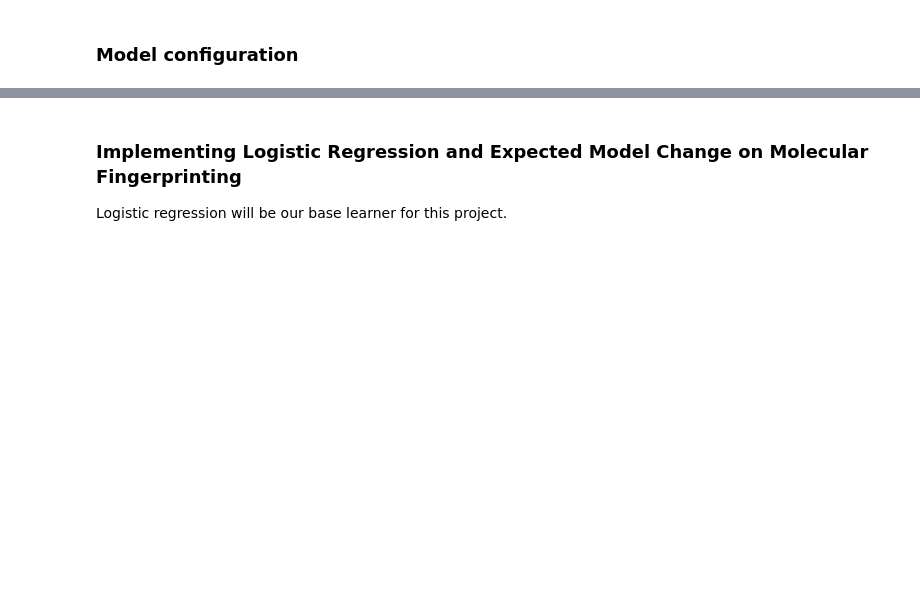
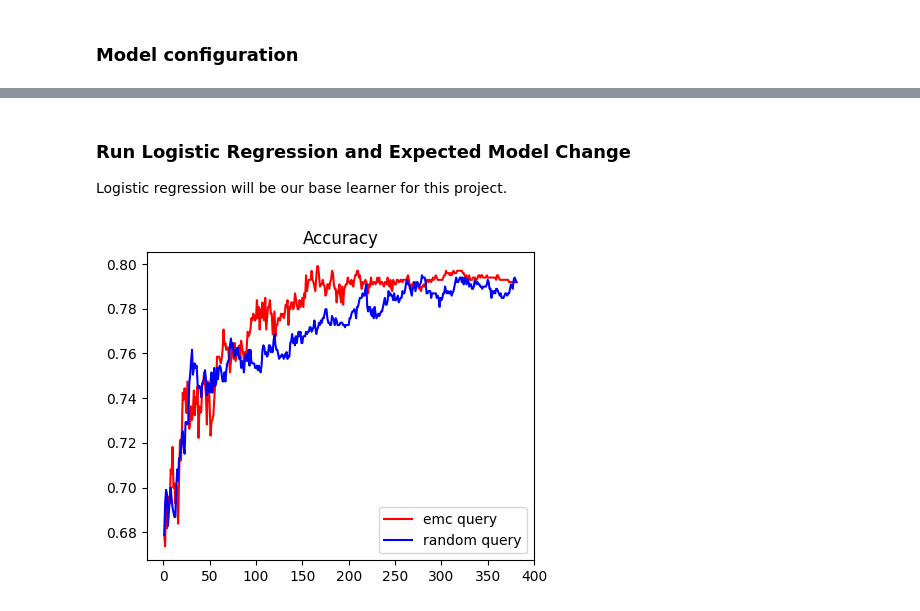
Before and after one commit to iland24/expected_model_change_binary_classification, a Jupyter notebook: expected_model_change_stroke_data.ipynb, the cells around one changed output, grey strips where cells are left out. Saved outputs shown, nothing was run; the diff lists cells and outputs as text; code cells hidden in the pictures; blank space fills up the shorter version.

```diff
--- a/expected_model_change_stroke_data.ipynb
+++ b/expected_model_change_stroke_data.ipynb
@@ -233,28 +245,40 @@ logger_emc.addHandler(file_handler)
 # %%
 # Set up logger for random sampling simulation
-logger_rand_sampler = logging.getLogger(__name__)
+logger_rand_sampler = logging.getLogger("rand_sampler_logger")
 logger_rand_sampler.setLevel(logging.INFO)
 
-formatter = logging.Formatter('%(asctime)s %(message)s', datefmt='%Y-%m-%d %H:%M')
-file_handler = logging.FileHandler(f'{rand_sampling_dir_path}/rand_sampling.log')
-file_handler.setFormatter(formatter)
+rand_formatter = logging.Formatter('%(asctime)s %(message)s', datefmt='%Y-%m-%d %H:%M')
+rand_file_handler = logging.FileHandler(f"{rand_sampling_dir_path}/rand_sampling.log")
+rand_file_handler.setFormatter(rand_formatter)
 
-logger_rand_sampler.addHandler(file_handler)
+logger_rand_sampler.addHandler(rand_file_handler)
+# %%
+logger_emc.propagate = False
+logger_rand_sampler.propagate = False
+
+# Add logger objects to config
+config['logger_emc']=logger_emc
+config['logger_rand_sampler']=logger_rand_sampler
 # %% [markdown]
-### Implementing Logistic Regression and Expected Model Change on Molecular Fingerprinting
+### Run Logistic Regression and Expected Model Change
 Logistic regression will be our base learner for this project.
 # %%
 # EMC simulation on small test case data
-# emc.run_l_simulations_emc(small_data, small_label, sample_ids=small_sample_ids, **test_config)
+emc.run_l_simulations_emc(data_x=small_medical_data,
+                          label_y=small_is_stroke,
+                          sample_id=small_sample_id,
+                          **config)
 
-# EMC simulation on real data
-emc.run_l_simulations_emc(medical_data, is_stroke, sample_ids=sample_ids, **config)
+# EMC simulation on whole data
+# emc.run_l_simulations_emc(data_x=medical_data, label_y=is_stroke, sample_id=sample_id, **config)
 # %%
 # Random Sampling simulation on small test case data
-# emc.run_n_simulations_random_sampling(small_data, small_label, **config)
+emc.run_n_simulations_random_sampling(data_x=small_medical_data,
+                                      label_y=small_is_stroke,
+                                      **config)
 
-# Random Sampling simulation on real data
-emc.run_n_simulations_random_sampling(medical_data, is_stroke, **config)
+# Random Sampling simulation on whole data
+# emc.run_n_simulations_random_sampling(a_x=medical_data, label_y=is_stroke, **config)
 # %%
 # Load EMC results
 n_sim_accuracy_ls, n_sim_precision_ls, n_sim_recall_ls = [],[],[]
@@ -274,10 +298,12 @@ for i in range(config['n_sim']):
 # %%
 n_updates =  len(n_sim_accuracy_ls[0])
 
-plt.figure(figsize=(7,5))
+plt.figure(figsize=(5,4))
 emc.plot_metrics(n_sim_accuracy_ls, n_updates, plot_separate_sim=False, color='red', label='emc query')
 emc.plot_metrics(n_sim_accuracy_random_ls, n_updates, plot_separate_sim=False, color='blue', label='random query')
 plt.title('Accuracy')
 plt.gca().yaxis.set_major_formatter(StrMethodFormatter('{x:,.2f}'))
 plt.show()
+# %% [output]
+[figure, added]
 # %%
```
Also changed, not shown: parts of 24 cells of this notebook, 8 other files.
